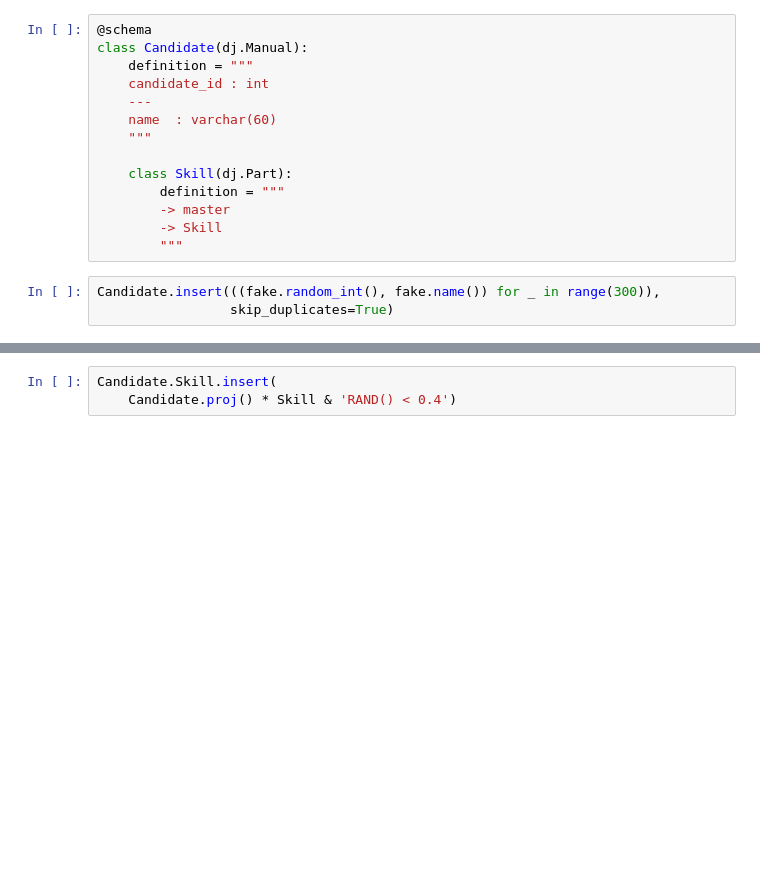
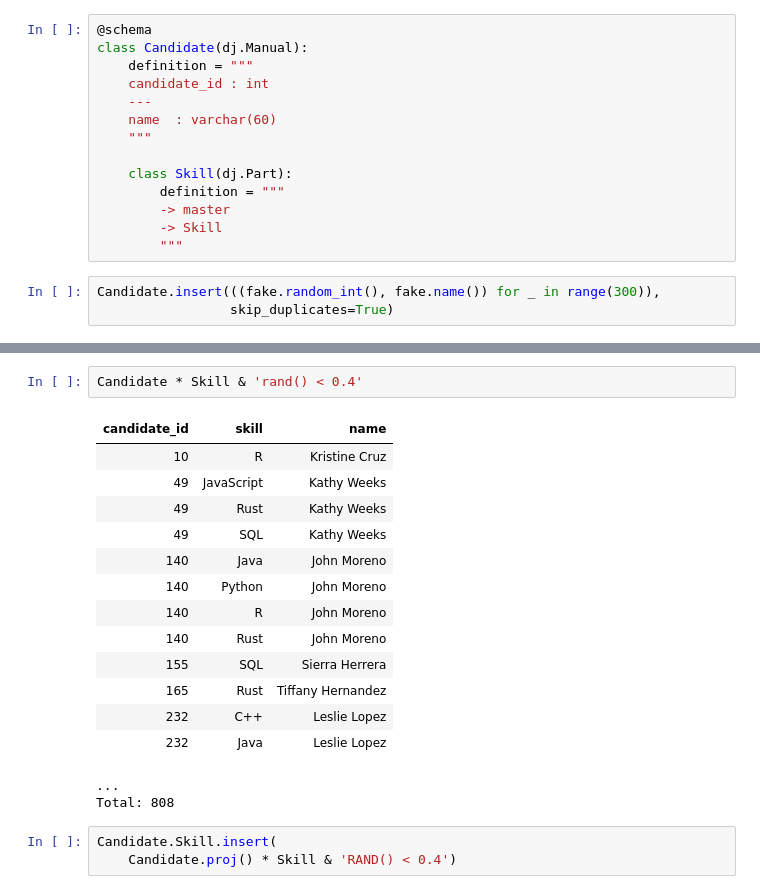
Before and after one commit to dimitri-yatsenko/Database-Systems-for-Data-Science, a Jupyter notebook: notebooks/Relational-Division.ipynb, the cells around one changed output, grey strips where cells are left out. Drawn from its saved outputs; the diff is of its cells as text; blank space fills up the shorter version.

```diff
--- a/notebooks/Relational-Division.ipynb
+++ b/notebooks/Relational-Division.ipynb
@@ -65,3 +97,21 @@ Candidate.insert(((fake.random_int(), fake.name()) for _ in range(300)),
+# %%
+Candidate * Skill & 'rand() < 0.4'
+# %% [output]
+| candidate_id | skill | name |
+| 10 | R | Kristine Cruz |
+| 49 | JavaScript | Kathy Weeks |
+| 49 | Rust | Kathy Weeks |
+| 49 | SQL | Kathy Weeks |
+| 140 | Java | John Moreno |
+| 140 | Python | John Moreno |
+| 140 | R | John Moreno |
+| 140 | Rust | John Moreno |
+| 155 | SQL | Sierra Herrera |
+| 165 | Rust | Tiffany Hernandez |
+| 232 | C++ | Leslie Lopez |
+| 232 | Java | Leslie Lopez |
+...
+Total: 808
 # %%
 Candidate.Skill.insert(
     Candidate.proj() * Skill & 'RAND() < 0.4')
```
Also changed, not shown: parts of 21 cells of this notebook, 3 other files.
